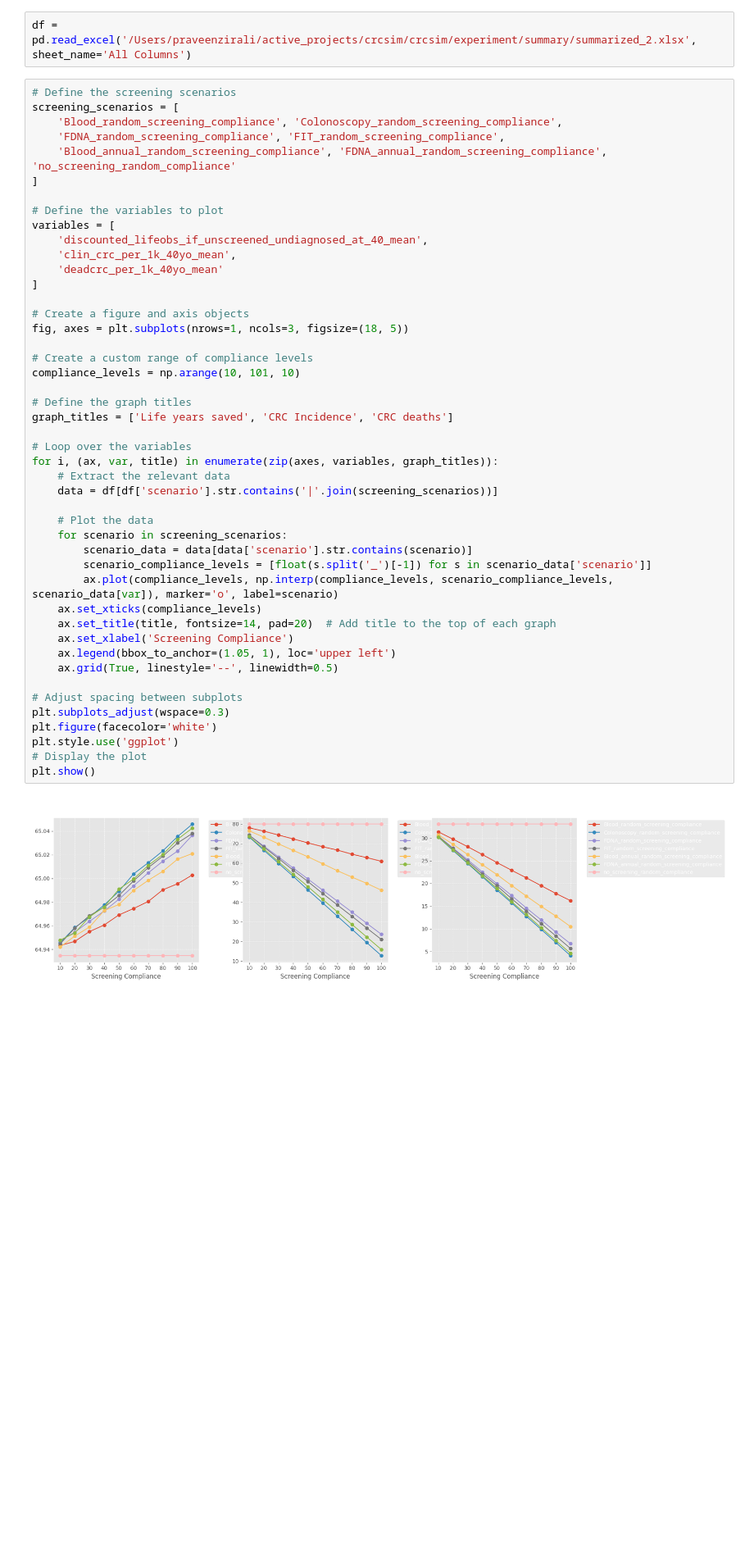
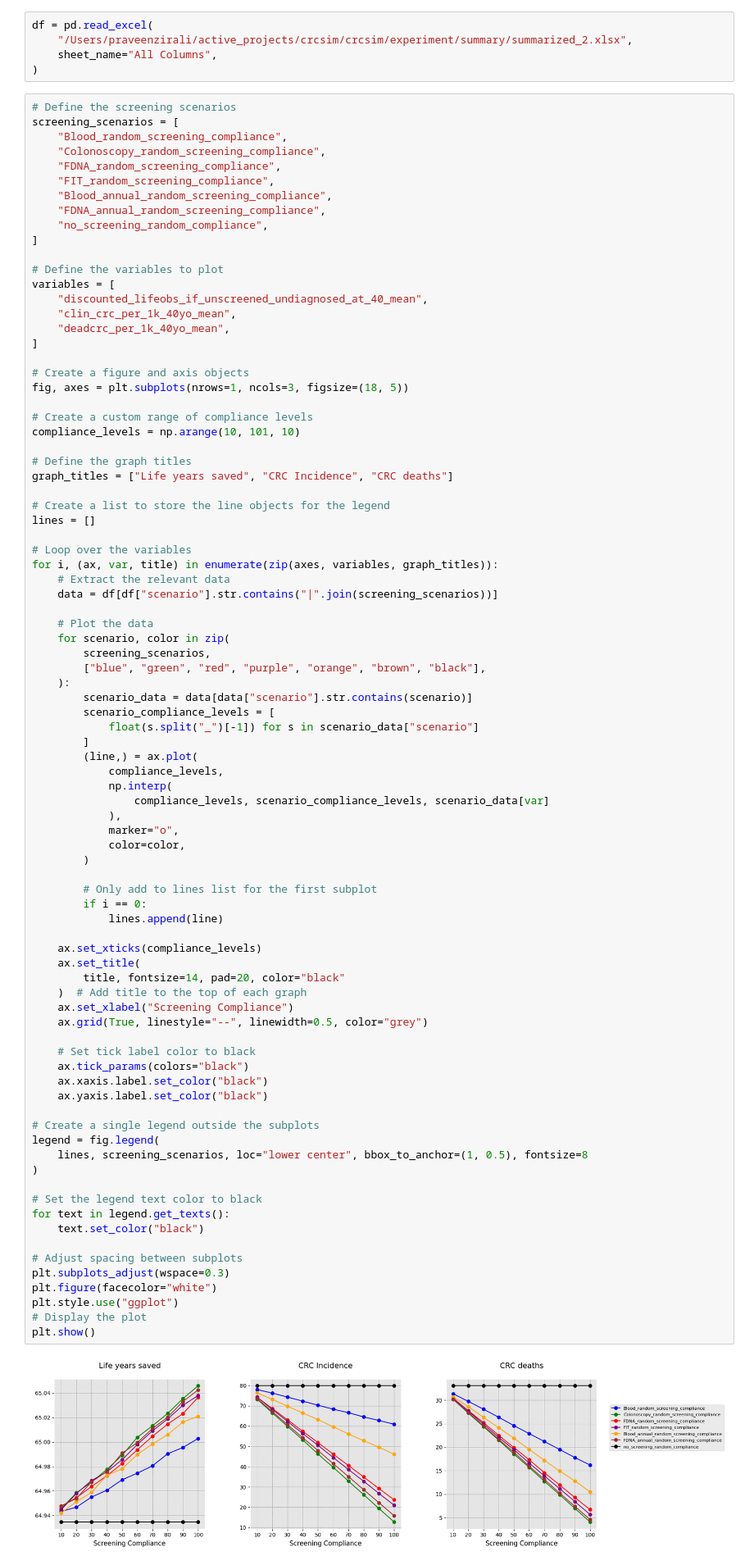
Before and after one commit to RTIInternational/crcsim, a Jupyter notebook: crcsim/experiment/visualize.ipynb, the cells around one changed output. Shown at 82% size. Cells and saved outputs as stored; diff of their text form; blank space fills up the shorter version.

```diff
--- a/crcsim/experiment/visualize.ipynb
+++ b/crcsim/experiment/visualize.ipynb
@@ -6,55 +6,97 @@ from matplotlib import pyplot as plt
 import matplotlib.ticker as ticker
 import matplotlib.pyplot as plt
 # %%
-df = pd.read_excel('/Users/praveenzirali/active_projects/crcsim/crcsim/experiment/summary/summarized_2.xlsx', sheet_name='All Columns')
+df = pd.read_excel(
+    "/Users/praveenzirali/active_projects/crcsim/crcsim/experiment/summary/summarized_2.xlsx",
+    sheet_name="All Columns",
+)
 # %%
 # Define the screening scenarios
 screening_scenarios = [
-    'Blood_random_screening_compliance', 'Colonoscopy_random_screening_compliance',
-    'FDNA_random_screening_compliance', 'FIT_random_screening_compliance',
-    'Blood_annual_random_screening_compliance', 'FDNA_annual_random_screening_compliance', 'no_screening_random_compliance'
+    "Blood_random_screening_compliance",
+    "Colonoscopy_random_screening_compliance",
+    "FDNA_random_screening_compliance",
+    "FIT_random_screening_compliance",
+    "Blood_annual_random_screening_compliance",
+    "FDNA_annual_random_screening_compliance",
+    "no_screening_random_compliance",
 ]
 
 # Define the variables to plot
 variables = [
-    'discounted_lifeobs_if_unscreened_undiagnosed_at_40_mean',
-    'clin_crc_per_1k_40yo_mean',
-    'deadcrc_per_1k_40yo_mean'
+    "discounted_lifeobs_if_unscreened_undiagnosed_at_40_mean",
+    "clin_crc_per_1k_40yo_mean",
+    "deadcrc_per_1k_40yo_mean",
 ]
 
 # Create a figure and axis objects
 fig, axes = plt.subplots(nrows=1, ncols=3, figsize=(18, 5))
 
 # Create a custom range of compliance levels
 compliance_levels = np.arange(10, 101, 10)
 
 # Define the graph titles
-graph_titles = ['Life years saved', 'CRC Incidence', 'CRC deaths']
+graph_titles = ["Life years saved", "CRC Incidence", "CRC deaths"]
+
+# Create a list to store the line objects for the legend
+lines = []
 
 # Loop over the variables
 for i, (ax, var, title) in enumerate(zip(axes, variables, graph_titles)):
     # Extract the relevant data
-    data = df[df['scenario'].str.contains('|'.join(screening_scenarios))]
+    data = df[df["scenario"].str.contains("|".join(screening_scenarios))]
 
     # Plot the data
-    for scenario in screening_scenarios:
-        scenario_data = data[data['scenario'].str.contains(scenario)]
-        scenario_compliance_levels = [float(s.split('_')[-1]) for s in scenario_data['scenario']]
-        ax.plot(compliance_levels, np.interp(compliance_levels, scenario_compliance_levels, scenario_data[var]), marker='o', label=scenario)
+    for scenario, color in zip(
+        screening_scenarios,
+        ["blue", "green", "red", "purple", "orange", "brown", "black"],
+    ):
+        scenario_data = data[data["scenario"].str.contains(scenario)]
+        scenario_compliance_levels = [
+            float(s.split("_")[-1]) for s in scenario_data["scenario"]
+        ]
+        (line,) = ax.plot(
+            compliance_levels,
+            np.interp(
+                compliance_levels, scenario_compliance_levels, scenario_data[var]
+            ),
+            marker="o",
+            color=color,
+        )
+
+        # Only add to lines list for the first subplot
+        if i == 0:
+            lines.append(line)
+
     ax.set_xticks(compliance_levels)
-    ax.set_title(title, fontsize=14, pad=20)  # Add title to the top of each graph
-    ax.set_xlabel('Screening Compliance')
-    ax.legend(bbox_to_anchor=(1.05, 1), loc='upper left')
-    ax.grid(True, linestyle='--', linewidth=0.5)
+    ax.set_title(
+        title, fontsize=14, pad=20, color="black"
+    )  # Add title to the top of each graph
+    ax.set_xlabel("Screening Compliance")
+    ax.grid(True, linestyle="--", linewidth=0.5, color="grey")
+
+    # Set tick label color to black
+    ax.tick_params(colors="black")
+    ax.xaxis.label.set_color("black")
+    ax.yaxis.label.set_color("black")
+
+# Create a single legend outside the subplots
+legend = fig.legend(
+    lines, screening_scenarios, loc="lower center", bbox_to_anchor=(1, 0.5), fontsize=8
+)
+
+# Set the legend text color to black
+for text in legend.get_texts():
+    text.set_color("black")
 
 # Adjust spacing between subplots
 plt.subplots_adjust(wspace=0.3)
-plt.figure(facecolor='white')
-plt.style.use('ggplot')
+plt.figure(facecolor="white")
+plt.style.use("ggplot")
 # Display the plot
 plt.show()
 # %% [output]
-[figure, old version]
+[figure, new version]
 <Figure size 640x480 with 0 Axes>
 # %%
 # Define the screening scenarios
```
Also changed, not shown: parts of 3 cells of this notebook, 7 other files.
